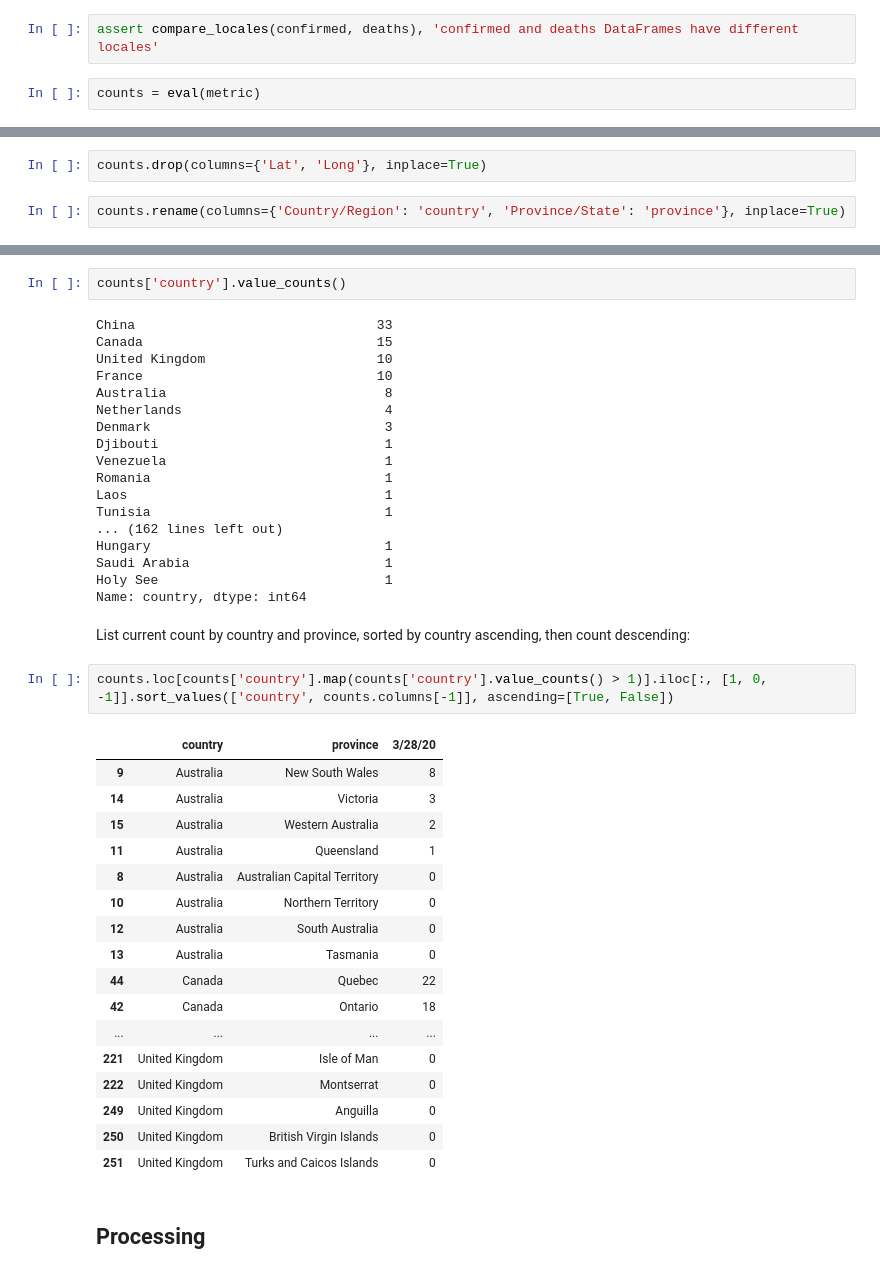
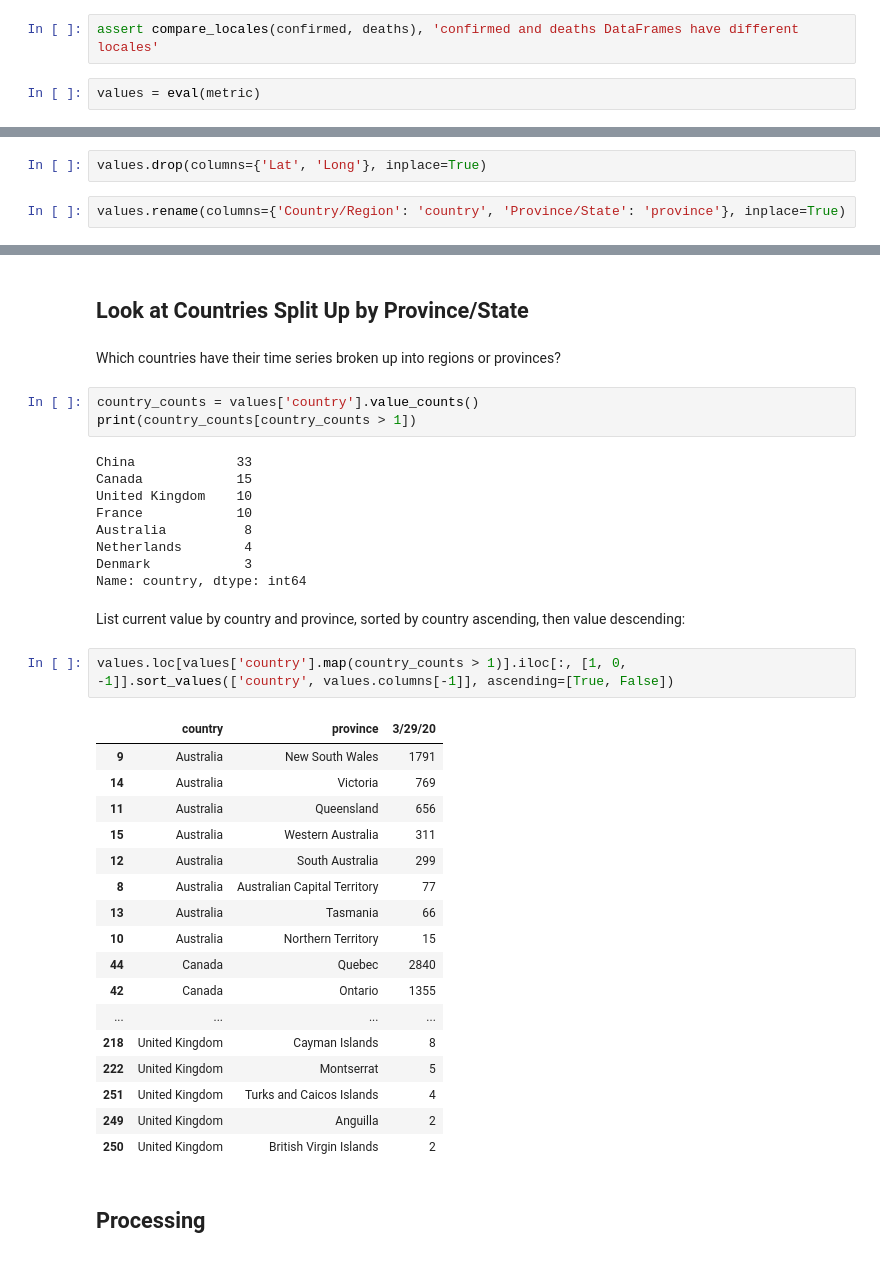
Before and after one commit to jgcorliss/covid-19, a Jupyter notebook: src/covid-19.ipynb, the cells around one changed output, grey strips where cells are left out. Drawn from its saved outputs; the diff is of its cells as text.

```diff
--- a/src/covid-19.ipynb
+++ b/src/covid-19.ipynb
@@ -62,4 +71,4 @@ Deaths updated to:       3/28/20
 # %%
 assert compare_locales(confirmed, deaths), 'confirmed and deaths DataFrames have different locales'
 # %%
-counts = eval(metric)
+values = eval(metric)
@@ -88,4 +99,4 @@ memory usage: 140.5+ KB
 # %%
-counts.drop(columns={'Lat', 'Long'}, inplace=True)
+values.drop(columns={'Lat', 'Long'}, inplace=True)
 # %%
-counts.rename(columns={'Country/Region': 'country', 'Province/State': 'province'}, inplace=True)
+values.rename(columns={'Country/Region': 'country', 'Province/State': 'province'}, inplace=True)
@@ -103,44 +103,40 @@ counts.sample(5)
-# %%
-counts['country'].value_counts()
-# %% [output]
-China                               33
-Canada                              15
-United Kingdom                      10
-France                              10
-Australia                            8
-Netherlands                          4
-Denmark                              3
-Djibouti                             1
-Venezuela                            1
-Romania                              1
-Laos                                 1
-Tunisia                              1
-... (162 lines left out)
-Hungary                              1
-Saudi Arabia                         1
-Holy See                             1
-Name: country, dtype: int64
+# %% [markdown]
+## Look at Countries Split Up by Province/State
+# %% [markdown]
+Which countries have their time series broken up into regions or provinces?
+# %%
+country_counts = values['country'].value_counts()
+print(country_counts[country_counts > 1])
+# %% [output]
+China             33
+Canada            15
+United Kingdom    10
+France            10
+Australia          8
+Netherlands        4
+Denmark            3
+Name: country, dtype: int64
 # %% [markdown]
-List current count by country and province, sorted by country ascending, then count descending:
+List current value by country and province, sorted by country ascending, then value descending:
 # %%
-counts.loc[counts['country'].map(counts['country'].value_counts() > 1)].iloc[:, [1, 0, -1]].sort_values(['country', counts.columns[-1]], ascending=[True, False])
+values.loc[values['country'].map(country_counts > 1)].iloc[:, [1, 0, -1]].sort_values(['country', values.columns[-1]], ascending=[True, False])
 # %% [output]
-|  | country | province | 3/28/20 |
-| 9 | Australia | New South Wales | 8 |
-| 14 | Australia | Victoria | 3 |
-| 15 | Australia | Western Australia | 2 |
-| 11 | Australia | Queensland | 1 |
-| 8 | Australia | Australian Capital Territory | 0 |
-| 10 | Australia | Northern Territory | 0 |
-| 12 | Australia | South Australia | 0 |
-| 13 | Australia | Tasmania | 0 |
-| 44 | Canada | Quebec | 22 |
-| 42 | Canada | Ontario | 18 |
+|  | country | province | 3/29/20 |
+| 9 | Australia | New South Wales | 1791 |
+| 14 | Australia | Victoria | 769 |
+| 11 | Australia | Queensland | 656 |
+| 15 | Australia | Western Australia | 311 |
+| 12 | Australia | South Australia | 299 |
+| 8 | Australia | Australian Capital Territory | 77 |
+| 13 | Australia | Tasmania | 66 |
+| 10 | Australia | Northern Territory | 15 |
+| 44 | Canada | Quebec | 2840 |
+| 42 | Canada | Ontario | 1355 |
 | ... | ... | ... | ... |
-| 221 | United Kingdom | Isle of Man | 0 |
-| 222 | United Kingdom | Montserrat | 0 |
-| 249 | United Kingdom | Anguilla | 0 |
-| 250 | United Kingdom | British Virgin Islands | 0 |
-| 251 | United Kingdom | Turks and Caicos Islands | 0 |
+| 218 | United Kingdom | Cayman Islands | 8 |
+| 222 | United Kingdom | Montserrat | 5 |
+| 251 | United Kingdom | Turks and Caicos Islands | 4 |
+| 249 | United Kingdom | Anguilla | 2 |
+| 250 | United Kingdom | British Virgin Islands | 2 |
 # %% [markdown]
 ## Processing
```
Also changed, not shown: parts of 51 cells of this notebook, 3 other files.
